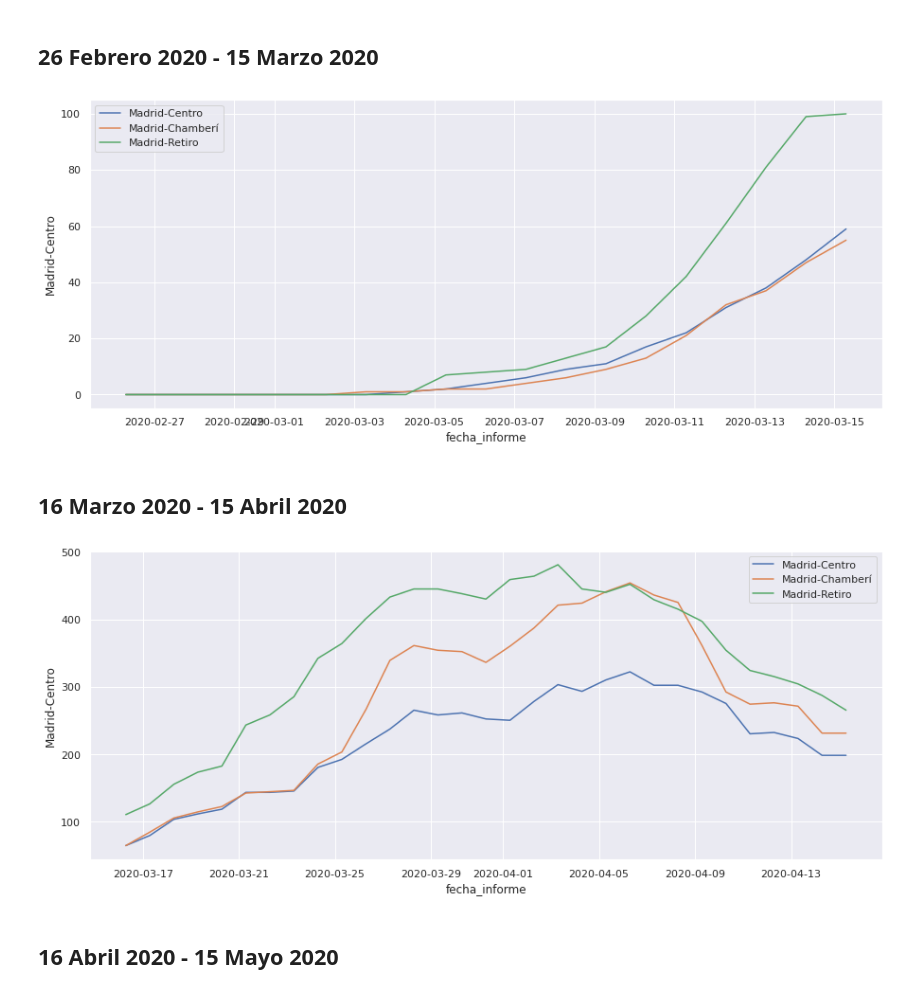
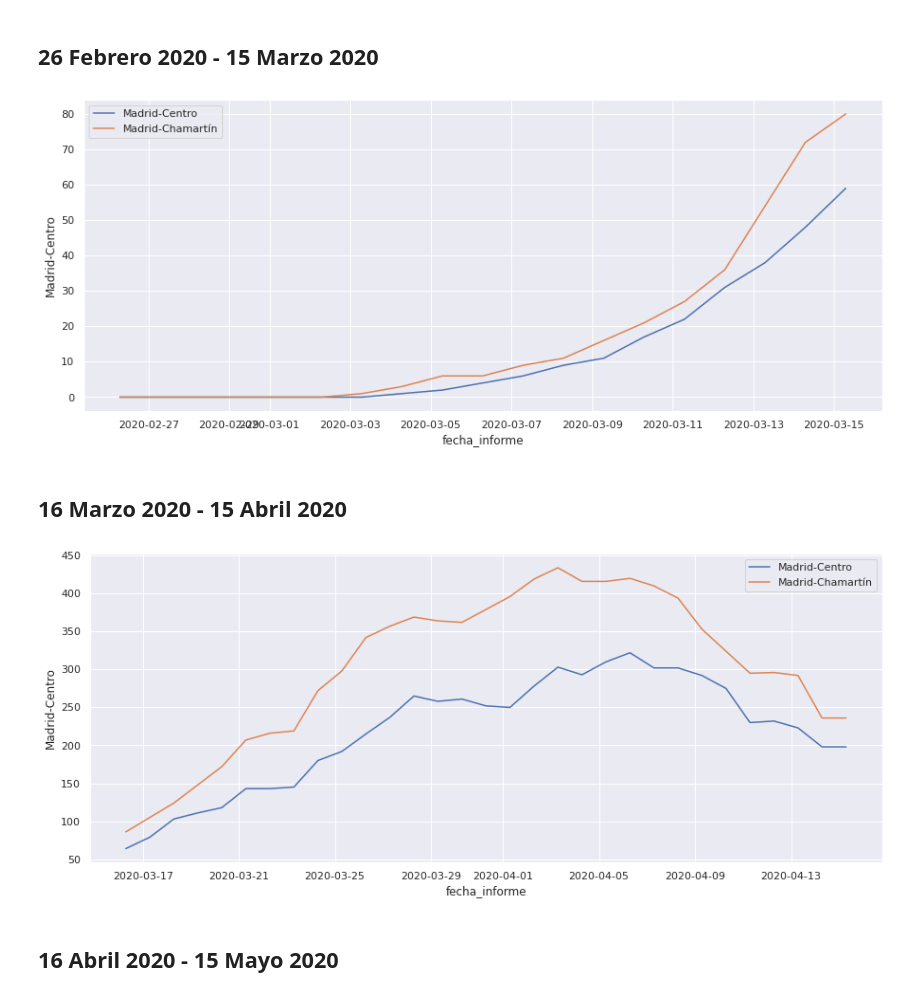
Before and after one commit to Jhonvalencia77/4to_avance, a Jupyter notebook: Tablas_Covid_19.ipynb, the cells around one changed output. Drawn from its saved outputs; the diff is of its cells as text; code cells hidden in the pictures.

```diff
--- a/Tablas_Covid_19.ipynb
+++ b/Tablas_Covid_19.ipynb
@@ -65,35 +63,35 @@ table2_Final.head(2)
 sb.set(rc = {'figure.figsize':(15,6)})
 columns_names = table_Final.columns
 Distrito_1 = "Madrid-Centro"
-Distrito_2 = "Madrid-Retiro"
-Distrito_3 = "Madrid-Chamber"
+Distrito_2 = "Madrid-Chamart"
+#Distrito_3 = "Madrid-Chamber"
 cont=1
 #print(Distrito_3)
 for distrito in columns_names:
     #print(distrito)
     x=distrito.startswith(Distrito_1)
     y=distrito.startswith(Distrito_2)
-    z=distrito.startswith(Distrito_3)
-    if (x==True) | (y==True) | (z==True):
+    #z=distrito.startswith(Distrito_3)
+    if (x==True) | (y==True):# | (z==True):
         graph=sb.lineplot(x="fecha_informe", y=distrito, data=table_Final.loc['2020-02-26':'2020-03-15'],legend='brief',label=distrito)
 # %% [output]
-[figure, old version]
+[figure, new version]
 # %% [markdown]
 ## 16 Marzo 2020 - 15 Abril 2020
 # %%
 sb.set(rc = {'figure.figsize':(15,6)})
 columns_names = table_Final.columns
 cont=1
 
 for distrito in columns_names:
     #print(distrito)
     x=distrito.startswith(Distrito_1)
     y=distrito.startswith(Distrito_2)
-    z=distrito.startswith(Distrito_3)
-    if (x==True) | (y==True) | (z==True):
+    #z=distrito.startswith(Distrito_3)
+    if (x==True) | (y==True):# | (z==True):
         graph=sb.lineplot(x="fecha_informe", y=distrito, data=table_Final.loc['2020-03-16':'2020-04-15'],legend='brief',label=distrito)
 # %% [output]
-[figure, old version]
+[figure, new version]
 # %% [markdown]
 ## 16 Abril 2020 - 15 Mayo 2020
 # %%
```
Also changed, not shown: parts of 10 cells of this notebook.
